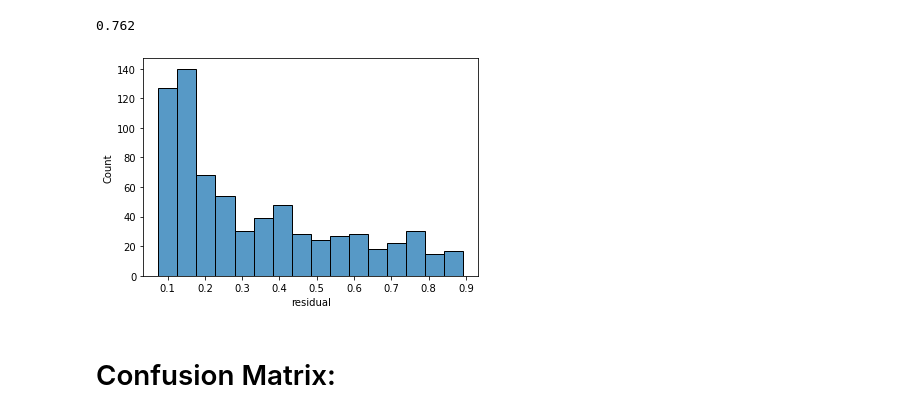
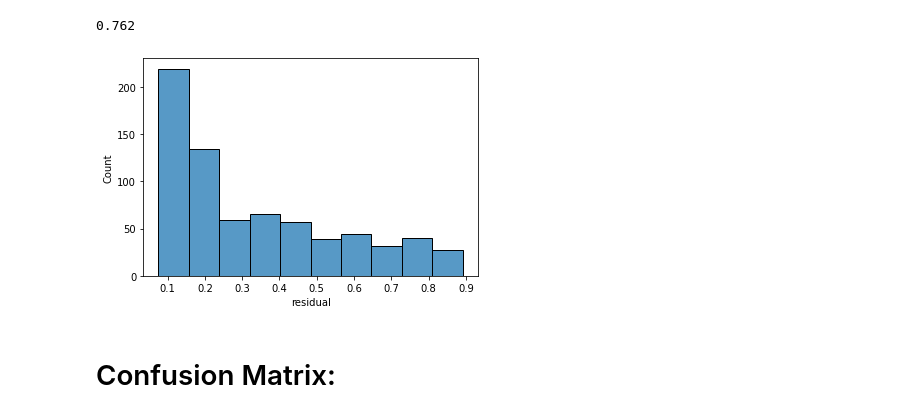
Before and after one commit to rradulov/dreaddit, a Jupyter notebook: dreaddit/Testing Classes.ipynb, the cells around one changed output. Drawn from its saved outputs; the diff is of its cells as text; code cells hidden in the pictures.

```diff
--- a/dreaddit/Testing Classes.ipynb
+++ b/dreaddit/Testing Classes.ipynb
@@ -25,7 +28,7 @@ from sklearn.preprocessing import MinMaxScaler
 # %%
 from predict import Predictor
 # %%
-predict_class = Predictor();
+predict_class = Predictor(test_data_path = "../raw_data/dreaddit-test.csv");
 # %% [output]
 A value is trying to be set on a copy of a slice from a DataFrame.
 Try using .loc[row_indexer,col_indexer] = value instead
@@ -43,10 +46,10 @@ residuals = predict_class.output_df.residual
 # %%
 import seaborn as sns
 from matplotlib import pyplot as plt
 
-sns.histplot(residuals, bins=16);
+sns.histplot(residuals, bins=10);
 # %% [output]
-[figure, old version]
+[figure, new version]
 # %% [markdown]
 # Confusion Matrix:
 # %% [markdown]
```
Also changed, not shown: parts of 2 cells of this notebook, 16 other files.
